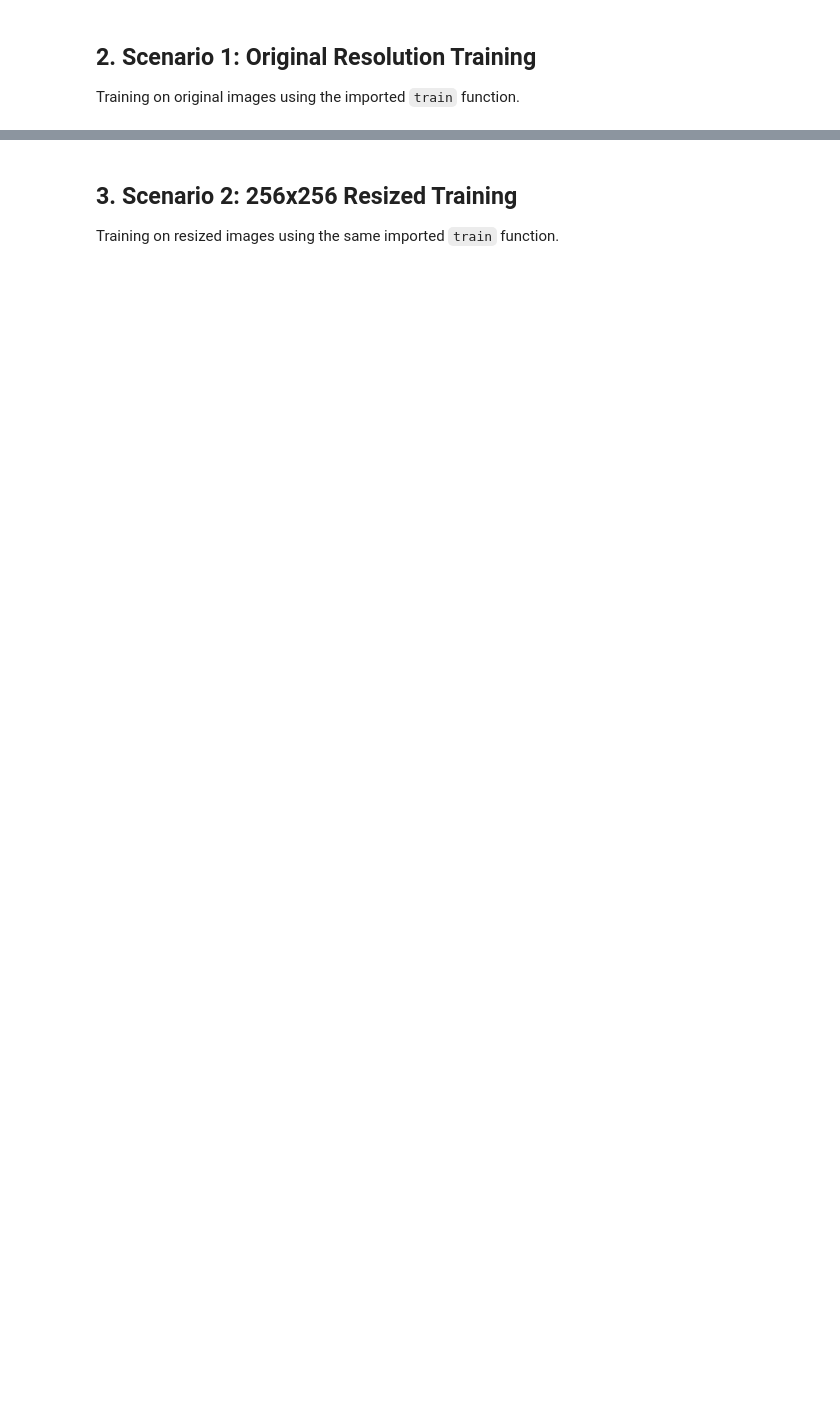
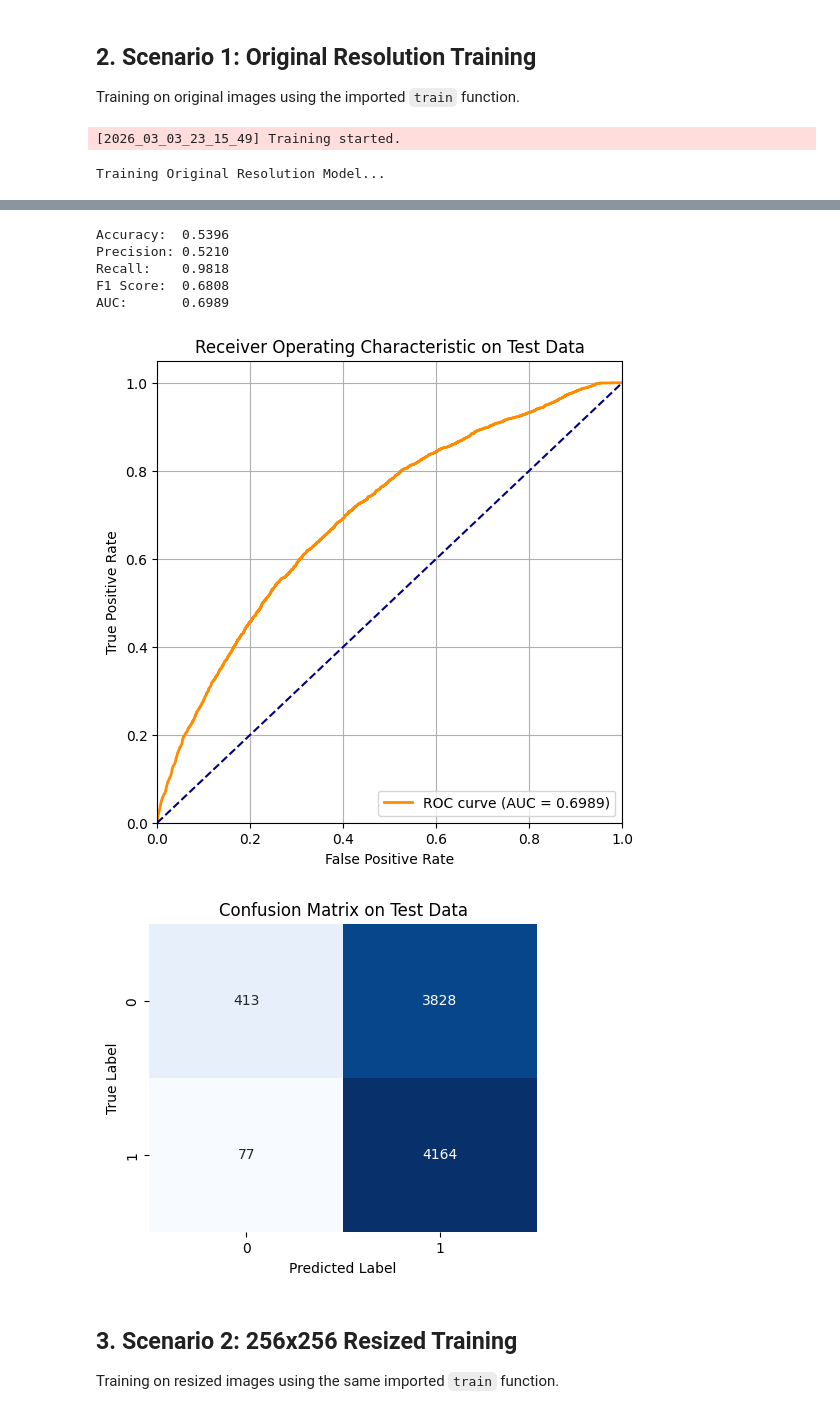
Before and after one commit to furkan-uzmez/ml-experiments, a Jupyter notebook: resolution_comparision_dl/experiment.ipynb, the cells around one changed output, grey strips where cells are left out. Drawn from its saved outputs; the diff is of its cells as text; code cells hidden in the pictures; blank space fills up the shorter version.

Commit message:
feat(resolution-comparison): add experiment notebook and training logs

```diff
--- a/resolution_comparision_dl/experiment.ipynb
+++ b/resolution_comparision_dl/experiment.ipynb
@@ -41,11 +54,6 @@ CSV_PATH = '/home/furkan/Documents/covidx/covidx_merged.csv'
 
 Training on original images using the imported `train` function.
 # %%
-transform = transforms.Compose([
-    transforms.Resize((224, 224)),
-    transforms.ToTensor(),
-    transforms.Normalize([0.485, 0.456, 0.406], [0.229, 0.224, 0.225])
-])
 
 train_ds_orig = COVIDxResolutionDataset(CSV_PATH, ROOT_DIR, split='train', transform=transform, use_resized=False)
 val_ds_orig = COVIDxResolutionDataset(CSV_PATH, ROOT_DIR, split='val', transform=transform, use_resized=False)
@@ -58,7 +66,6 @@ test_loader_orig = DataLoader(test_ds_orig, batch_size=32, shuffle=False, num_wo
 model_orig = models.resnet18(weights='DEFAULT')
 model_orig.fc = nn.Linear(model_orig.fc.in_features, 2)
 
-criterion = nn.CrossEntropyLoss()
 optimizer = optim.Adam(model_orig.parameters(), lr=0.0001)
 
 print("Training Original Resolution Model...")
@@ -69,11 +76,14 @@ logs_orig = train(
     criterion=criterion,
     optimizer=optimizer,
     device=device,
-    save_path='best_model_orig.pth',
+    save_path='models/best_model_orig.pth',
     num_epochs=5,
     patience=3,
-    log_path='training_orig.log'
+    log_path='logs/training_orig.log'
 )
 
 print("\nEvaluation on Test Data (Original):")
 eval_on_metrics(model_orig, test_loader_orig)
+# %% [output]
+[2026_03_03_23_15_49] Training started.
+Training Original Resolution Model...
@@ -80,3 +136,10 @@ eval_on_metrics(model_orig, test_loader_orig)
+Accuracy:  0.5396
+Precision: 0.5210
+Recall:    0.9818
+F1 Score:  0.6808
+AUC:       0.6989
+[figure, added]
+[figure, added]
 # %% [markdown]
 ## 3. Scenario 2: 256x256 Resized Training
 
```
Also changed, not shown: parts of 4 cells of this notebook, 2 other files.
